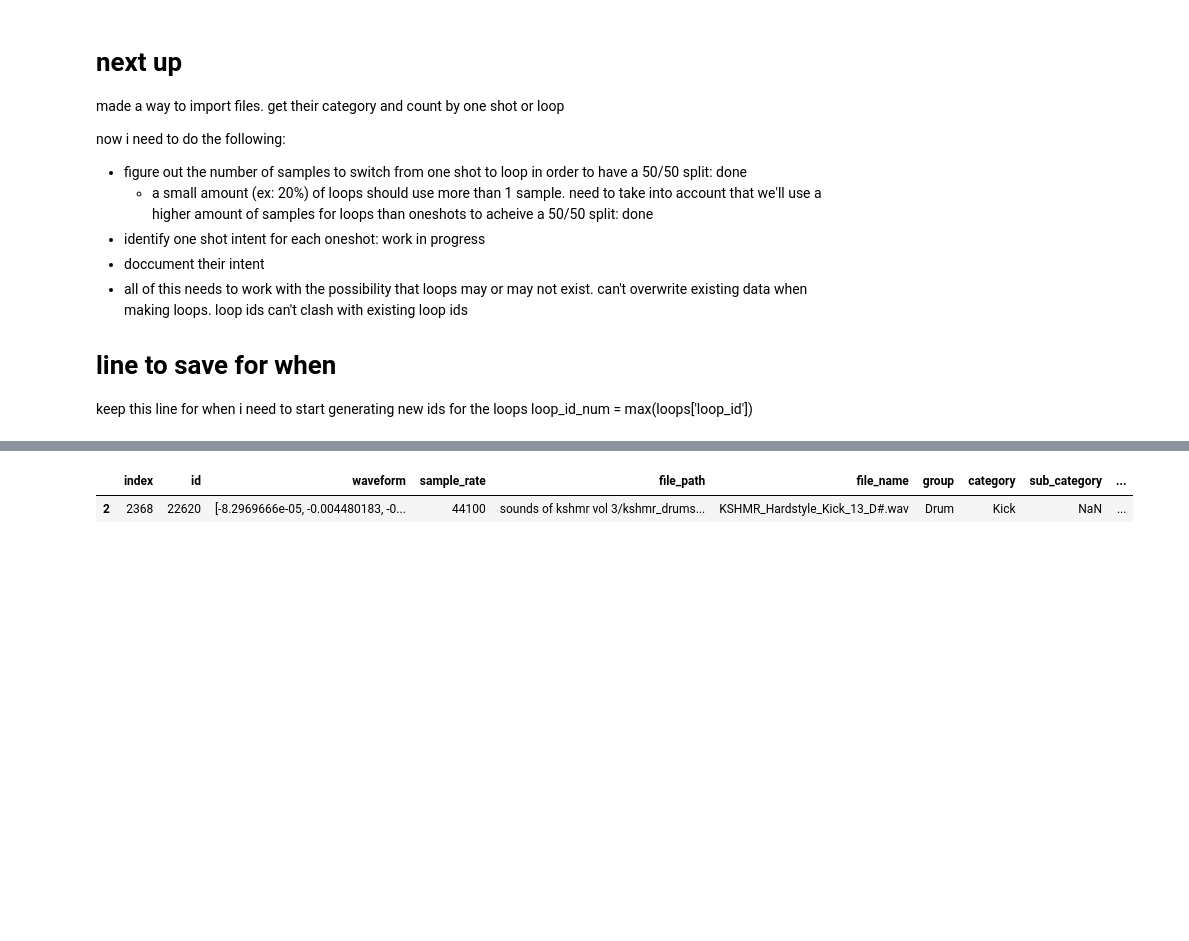
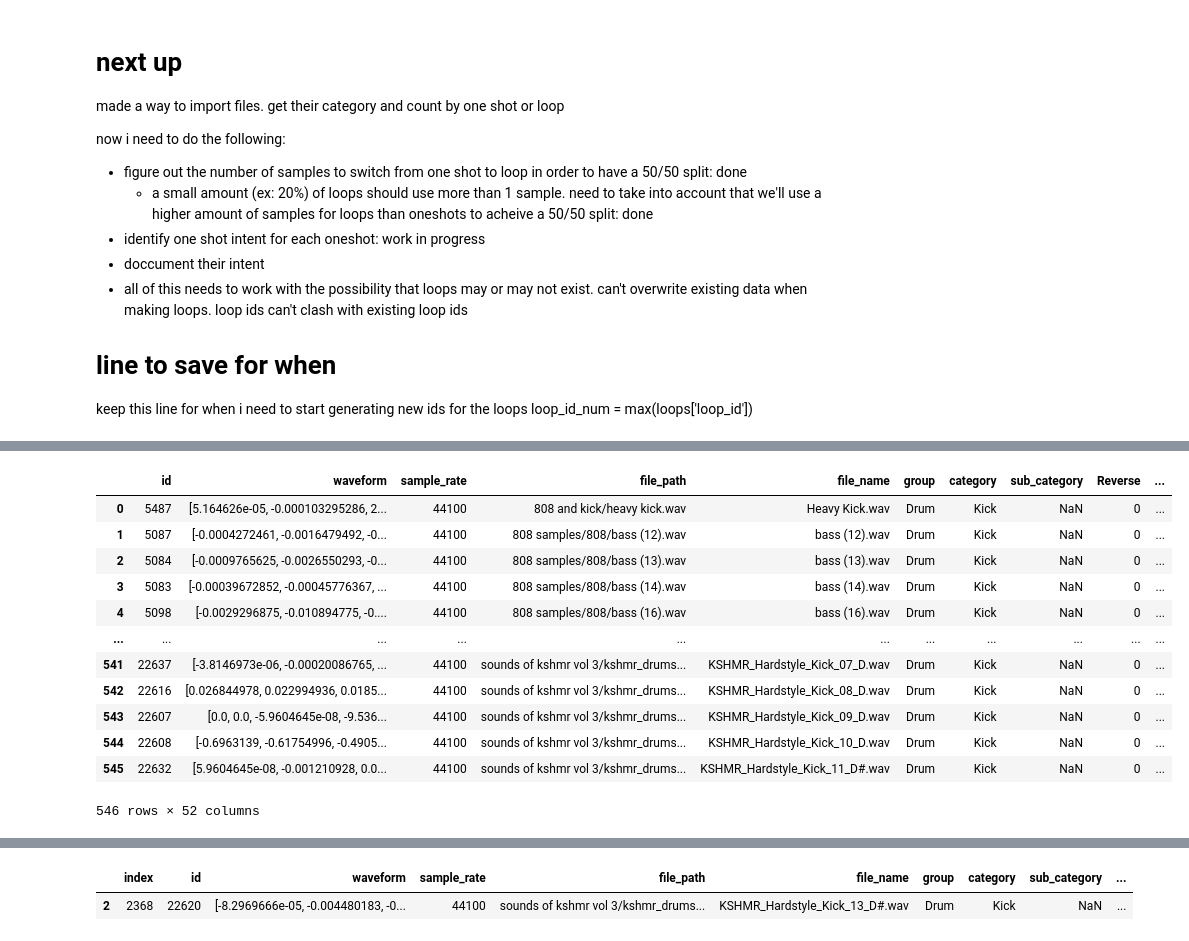
Before and after one commit to GrantCanty/sound_classifier, a Jupyter notebook: loop_manager.ipynb, the cells around one changed output, grey strips where cells are left out. Cells and saved outputs as stored; diff of their text form; code cells hidden in the pictures; blank space fills up the shorter version.

```diff
--- a/loop_manager.ipynb
+++ b/loop_manager.ipynb
@@ -186,3 +240,19 @@ for cat in category_counts:
+# %%
+tmp[:546]
+# %% [output]
+|  | id | waveform | sample_rate | file_path | file_name | group | category | sub_category | Reverse | ... |
+| 0 | 5487 | [5.164626e-05, -0.000103295286, 2... | 44100 | 808 and kick/heavy kick.wav | Heavy Kick.wav | Drum | Kick | NaN | 0 | ... |
+| 1 | 5087 | [-0.0004272461, -0.0016479492, -0... | 44100 | 808 samples/808/bass (12).wav | bass (12).wav | Drum | Kick | NaN | 0 | ... |
+| 2 | 5084 | [-0.0009765625, -0.0026550293, -0... | 44100 | 808 samples/808/bass (13).wav | bass (13).wav | Drum | Kick | NaN | 0 | ... |
+| 3 | 5083 | [-0.00039672852, -0.00045776367, ... | 44100 | 808 samples/808/bass (14).wav | bass (14).wav | Drum | Kick | NaN | 0 | ... |
+| 4 | 5098 | [-0.0029296875, -0.010894775, -0.... | 44100 | 808 samples/808/bass (16).wav | bass (16).wav | Drum | Kick | NaN | 0 | ... |
+| ... | ... | ... | ... | ... | ... | ... | ... | ... | ... | ... |
+| 541 | 22637 | [-3.8146973e-06, -0.00020086765, ... | 44100 | sounds of kshmr vol 3/kshmr_drums... | KSHMR_Hardstyle_Kick_07_D.wav | Drum | Kick | NaN | 0 | ... |
+| 542 | 22616 | [0.026844978, 0.022994936, 0.0185... | 44100 | sounds of kshmr vol 3/kshmr_drums... | KSHMR_Hardstyle_Kick_08_D.wav | Drum | Kick | NaN | 0 | ... |
+| 543 | 22607 | [0.0, 0.0, -5.9604645e-08, -9.536... | 44100 | sounds of kshmr vol 3/kshmr_drums... | KSHMR_Hardstyle_Kick_09_D.wav | Drum | Kick | NaN | 0 | ... |
+| 544 | 22608 | [-0.6963139, -0.61754996, -0.4905... | 44100 | sounds of kshmr vol 3/kshmr_drums... | KSHMR_Hardstyle_Kick_10_D.wav | Drum | Kick | NaN | 0 | ... |
+| 545 | 22632 | [5.9604645e-08, -0.001210928, 0.0... | 44100 | sounds of kshmr vol 3/kshmr_drums... | KSHMR_Hardstyle_Kick_11_D#.wav | Drum | Kick | NaN | 0 | ... |
+546 rows × 52 columns
 # %%
 updated_list[542:]
 # %% [output]
```
Also changed, not shown: parts of 8 cells of this notebook, 1 other file.
